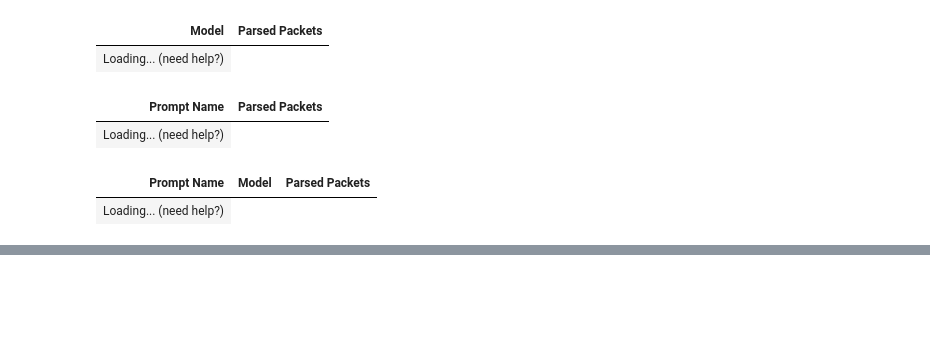
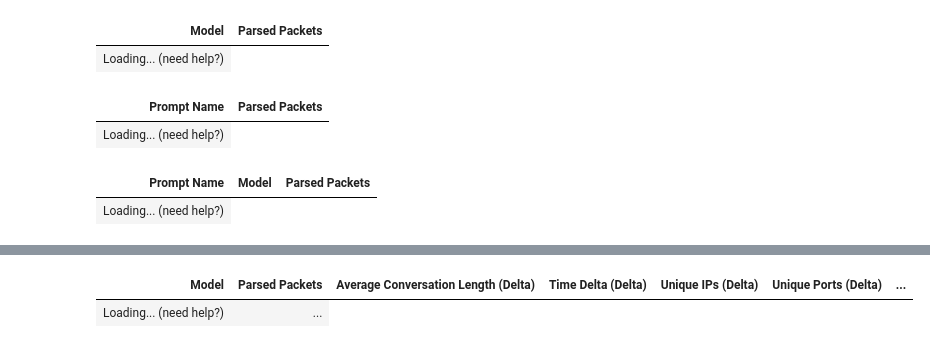
Before and after one commit to aapon00/NetSim2022, a Jupyter notebook: llm/new-network-gen.ipynb, the cells around one changed output, grey strips where cells are left out. Drawn from its saved outputs; the diff is of its cells as text; code cells hidden in the pictures; blank space fills up the shorter version.

```diff
--- a/llm/new-network-gen.ipynb
+++ b/llm/new-network-gen.ipynb
@@ -412,4 +456,6 @@ df["Input"] = df["Input"].apply(lambda x: [NetworkPacket(**packet) for packet in
 # %%
+import numpy as np
+
 def getPacketCount(packets):
     return len(packets)
 
@@ -451,9 +497,20 @@ def getUniquePorts(packets):
         port_set.add(packet.dst_port)
     return len(port_set)
 
+
+# Average Packet Length
+def getAveragePayloadLength(packets):
+    if(len(packets) == 0):
+        return 0
+    return sum([len(packet.payload) for packet in packets]) / len(packets)
+
+def getAverageInterArrivalTime(packets):
+    # Find the average time between packets
+    if(len(packets) <= 1):
+        return 0
+    return sum([packets[i].time - packets[i-1].time for i in range(1, len(packets))]) / (len(packets) - 1)
+
 # Run the functions on input packets and on the parsed packets. Find the difference between the two; that's the difference score (lower is better).
-
-
 
 # Apply the function to the input packets and the parsed packets
 df["Parsed Packets"] = df["Parsed"].apply(getPacketCount)
@@ -495,12 +552,76 @@ df["Unique Ports (Input)"] = df["Input"].apply(getUniquePorts)
 df["Unique Ports (Parsed)"] = df["Parsed"].apply(getUniquePorts) * (df["Parsed Packets"] / df["Input"].apply(getPacketCount))
 df["Unique Ports (Delta)"] = df["Unique Ports (Parsed)"] - df["Unique Ports (Input)"]
 
-# Create a summary score where we add up the absolute errors
-df["Summary Error"] = df[["Average Conversation Length (Delta)", "Time Delta (Delta)", "Unique IPs (Delta)", "Unique Ports (Delta)"]].abs().sum(axis=1)
+
+df["Average Inter Arrival Time (Input)"] = df["Input"].apply(getAverageInterArrivalTime)
+df["Average Inter Arrival Time (Parsed)"] = df["Parsed"].apply(getAverageInterArrivalTime)
+df["Average Inter Arrival Time (Delta)"] = df["Average Inter Arrival Time (Parsed)"] - df["Average Inter Arrival Time (Input)"]
+
+df["Average Payload Length (Input)"] = df["Input"].apply(getAveragePayloadLength)
+df["Average Payload Length (Parsed)"] = df["Parsed"].apply(getAveragePayloadLength)
+df["Average Payload Length (Delta)"] = df["Average Payload Length (Parsed)"] - df["Average Payload Length (Input)"]
+
+
+# remove strange rows with infinity values
+df = df.replace([np.inf, -np.inf], np.nan)
+
+def getSummaryScore(row):
+    # for each metric, find its average value and std dev in the total dataset
+    # then, find the z-score for the metric for this row
+    # then, average the z-scores for all the metrics
+    # return the average z-score
+
+    # Average Conversation Length
+    avg_conversation_length_mean = df["Average Conversation Length (Delta)"].mean()
+    avg_conversation_length_std = df["Average Conversation Length (Delta)"].std()
+    avg_conversation_length_z = (row["Average Conversation Length (Delta)"] - avg_conversation_length_mean) / avg_conversation_length_std
+
+    # Time Delta
+    time_delta_mean = df["Time Delta (Delta)"].mean()
+    time_delta_std = df["Time Delta (Delta)"].std()
+    time_delta_z = (row["Time Delta (Delta)"] - time_delta_mean) / time_delta_std
+
+    # Unique IPs
+    unique_ips_mean = df["Unique IPs (Delta)"].mean()
+    unique_ips_std = df["Unique IPs (Delta)"].std()
+    unique_ips_z = (row["Unique IPs (Delta)"] - unique_ips_mean) / unique_ips_std
+
+    # Unique Ports
+    unique_ports_mean = df["Unique Ports (Delta)"].mean()
+    unique_ports_std = df["Unique Ports (Delta)"].std()
+    unique_ports_z = (row["Unique Ports (Delta)"] - unique_ports_mean) / unique_ports_std
+
+    # Average Inter Arrival Time
+    avg_inter_arrival_time_mean = df["Average Inter Arrival Time (Delta)"].mean()
+    avg_inter_arrival_time_std = df["Average Inter Arrival Time (Delta)"].std()
+    avg_inter_arrival_time_z = (row["Average Inter Arrival Time (Delta)"] - avg_inter_arrival_time_mean) / avg_inter_arrival_time_std
+
+    # Average Payload Length
+    avg_payload_length_mean = df["Average Payload Length (Delta)"].mean()
+    avg_payload_length_std = df["Average Payload Length (Delta)"].std()
+    avg_payload_length_z = (row["Average Payload Length (Delta)"] - avg_payload_length_mean) / avg_payload_length_std
+
+    # print stats
+    print(f"Average Conversation Length (Delta): {row['Average Conversation Length (Delta)']}, z-score: {avg_conversation_length_z}")
+    print(f"Time Delta (Delta): {row['Time Delta (Delta)']}, z-score: {time_delta_z}")
+    print(f"Unique IPs (Delta): {row['Unique IPs (Delta)']}, z-score: {unique_ips_z}")
+    print(f"Unique Ports (Delta): {row['Unique Ports (Delta)']}, z-score: {unique_ports_z}")
+    print(f"Average Inter Arrival Time (Delta): {row['Average Inter Arrival Time (Delta)']}, z-score: {avg_inter_arrival_time_z}")
+    print(f"Average Payload Length (Delta): {row['Average Payload Length (Delta)']}, z-score: {avg_payload_length_z}")
+
+    # return the average absolute z-score
+    return (abs(avg_conversation_length_z) + abs(time_delta_z) + abs(unique_ips_z) + abs(unique_ports_z) + abs(avg_inter_arrival_time_z) + abs(avg_payload_length_z)) / 6
+
+
+
+df["Summary Score"] = df.apply(getSummaryScore, axis=1)
+
 
 # Show deltas and parsed packets for different models
-show(df[["Parsed Packets", "Average Conversation Length (Delta)", "Time Delta (Delta)", "Unique IPs (Delta)", "Unique Ports (Delta)", "Summary Error", "Model"]].groupby(["Model"]).mean().reset_index())
+show(df[["Parsed Packets", "Average Conversation Length (Delta)", "Time Delta (Delta)", "Unique IPs (Delta)", "Unique Ports (Delta)", "Average Payload Length (Delta)", "Average Inter Arrival Time (Delta)", "Summary Score", "Model"]].groupby(["Model"]).mean().reset_index())
 
 # Show deltas and parsed packets for different prompts and models
-# show(df[["Parsed Packets", "Average Conversation Length (Delta)", "Time Delta (Delta)", "Unique IPs (Delta)", "Unique Ports (Delta)", "Summary Score", "Prompt Name", "Model"]].groupby(["Prompt Name", "Model"]).mean().reset_index())
+show(df[["Parsed Packets", "Average Conversation Length (Delta)", "Time Delta (Delta)", "Unique IPs (Delta)", "Unique Ports (Delta)", "Average Payload Length (Delta)", "Average Inter Arrival Time (Delta)", "Summary Score", "Prompt Name", "Model"]].groupby(["Prompt Name", "Model"]).mean().reset_index())
+
+show(df)
 # %% [output]
@@ -507,0 +645,2 @@ KeyError: "['Summary Score'] not in index"
+| Model | Parsed Packets | Average Conversation Length (Delta) | Time Delta (Delta) | Unique IPs (Delta) | Unique Ports (Delta) | ... |
+| Loading... (need help?) | ... |
```
Also changed, not shown: parts of 10 cells of this notebook, 4 other files.
